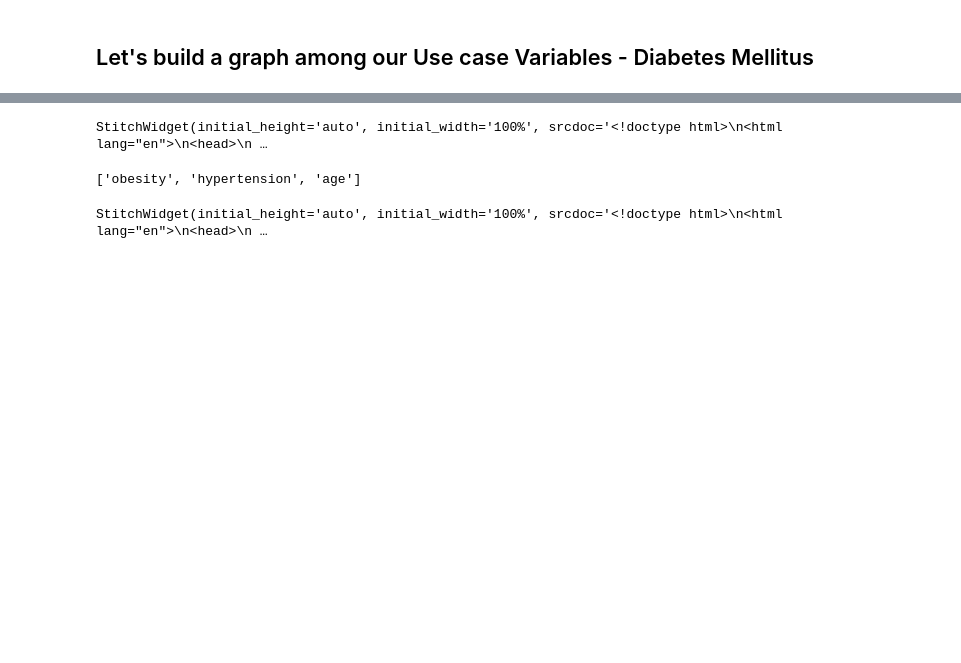
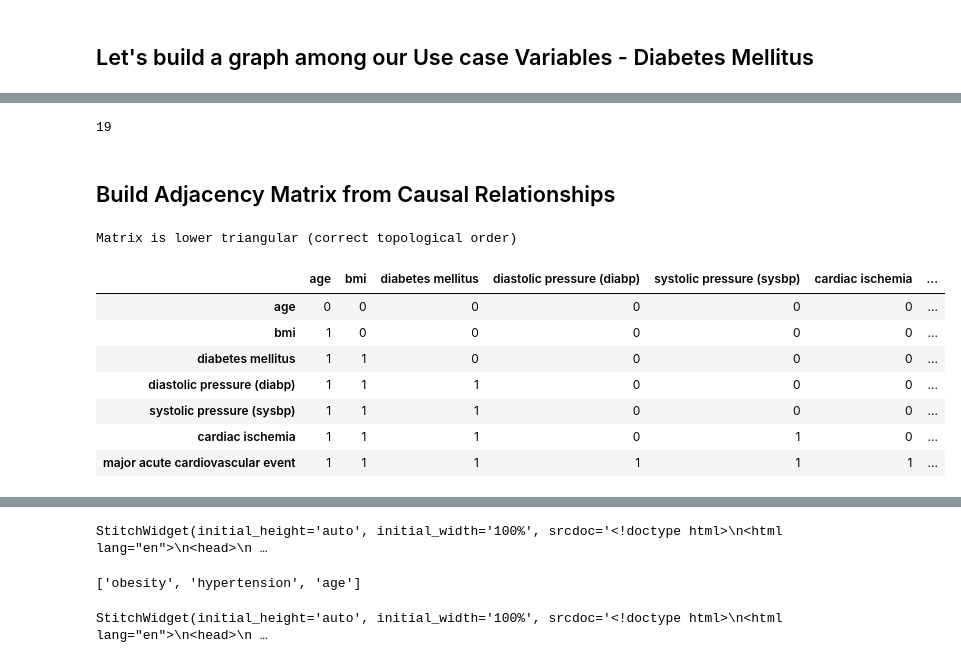
Before and after one commit to albamoleroo/causality_llms, a Jupyter notebook: docs/notebooks/baseline_method.ipynb, the cells around one changed output, grey strips where cells are left out. Saved outputs shown, nothing was run; the diff lists cells and outputs as text; code cells hidden in the pictures; blank space fills up the shorter version.

```diff
--- a/docs/notebooks/baseline_method.ipynb
+++ b/docs/notebooks/baseline_method.ipynb
@@ -165,0 +221,6 @@ dict_keys([('obesity', 'hypertension'), ('age', 'obesity'), ('obesity', 'cardiac
+# %%
+len(results)
+# %% [output]
+19
+# %% [markdown]
+## Build Adjacency Matrix from Causal Relationships
@@ -165,0 +282,49 @@ dict_keys([('obesity', 'hypertension'), ('age', 'obesity'), ('obesity', 'cardiac
+# %%
+def build_adjacency_matrix_ordered(causal_relationships, variable_order):
+    """
+    Build an adjacency matrix with a specific variable ordering.
+
+    Args:
+        causal_relationships: dict with keys as (cause, effect) tuples
+        variable_order: list of variables in desired order
+
+    Returns:
+        pandas.DataFrame: Adjacency matrix where entry (i,j) = 1 means j→i (j causes i)
+    """
+    n = len(variable_order)
+    adj_matrix = np.zeros((n, n), dtype=int)
+
+    # Create index mapping
+    var_to_idx = {var: idx for idx, var in enumerate(variable_order)}
+
+    # Fill in the edges
+    for (cause, effect) in causal_relationships.keys():
+        cause_idx = var_to_idx[cause]
+        effect_idx = var_to_idx[effect]
+        adj_matrix[effect_idx, cause_idx] = 1  # Row = effect, Column = cause
+
+    df = pd.DataFrame(adj_matrix, index=variable_order, columns=variable_order)
+
+    return df
+
+adj_matrix_ordered = build_adjacency_matrix_ordered(results, topo_order)
+
+# Check if it's lower triangular (all elements above diagonal should be 0)
+upper_triangle_sum = np.triu(adj_matrix_ordered.values, k=1).sum()
+if upper_triangle_sum == 0:
+    print("Matrix is lower triangular (correct topological order)")
+else:
+    print("Matrix is NOT lower triangular (possible cycle or ordering issue)")
+# %% [output]
+Matrix is lower triangular (correct topological order)
+# %%
+adj_matrix_ordered
+# %% [output]
+|  | age | bmi | diabetes mellitus | diastolic pressure (diabp) | systolic pressure (sysbp) | cardiac ischemia | ... |
+| age | 0 | 0 | 0 | 0 | 0 | 0 | ... |
+| bmi | 1 | 0 | 0 | 0 | 0 | 0 | ... |
+| diabetes mellitus | 1 | 1 | 0 | 0 | 0 | 0 | ... |
+| diastolic pressure (diabp) | 1 | 1 | 1 | 0 | 0 | 0 | ... |
+| systolic pressure (sysbp) | 1 | 1 | 1 | 0 | 0 | 0 | ... |
+| cardiac ischemia | 1 | 1 | 1 | 0 | 1 | 0 | ... |
+| major acute cardiovascular event | 1 | 1 | 1 | 1 | 1 | 1 | ... |
```
Also changed, not shown: parts of 53 cells of this notebook, 18 other files.
